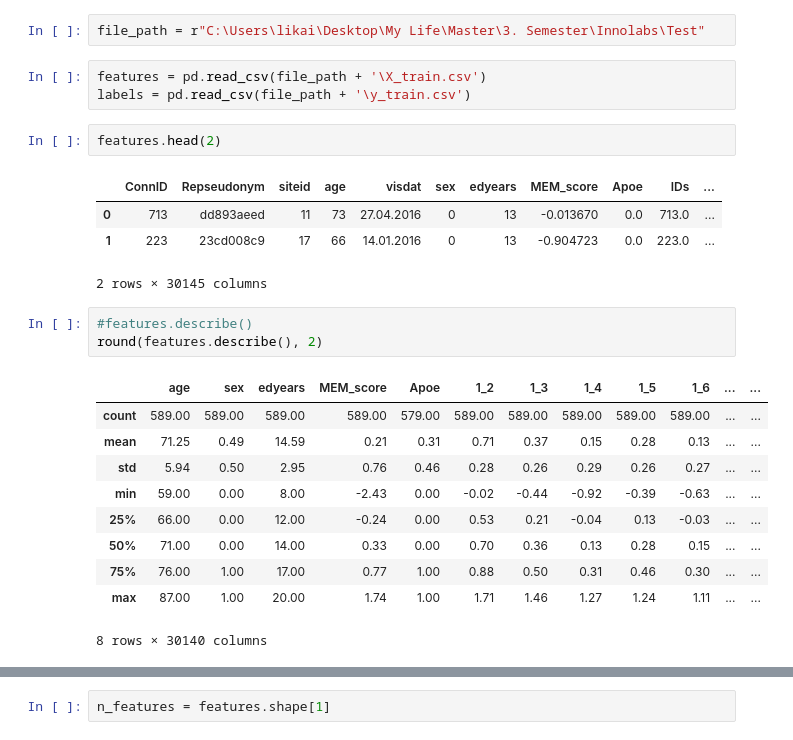
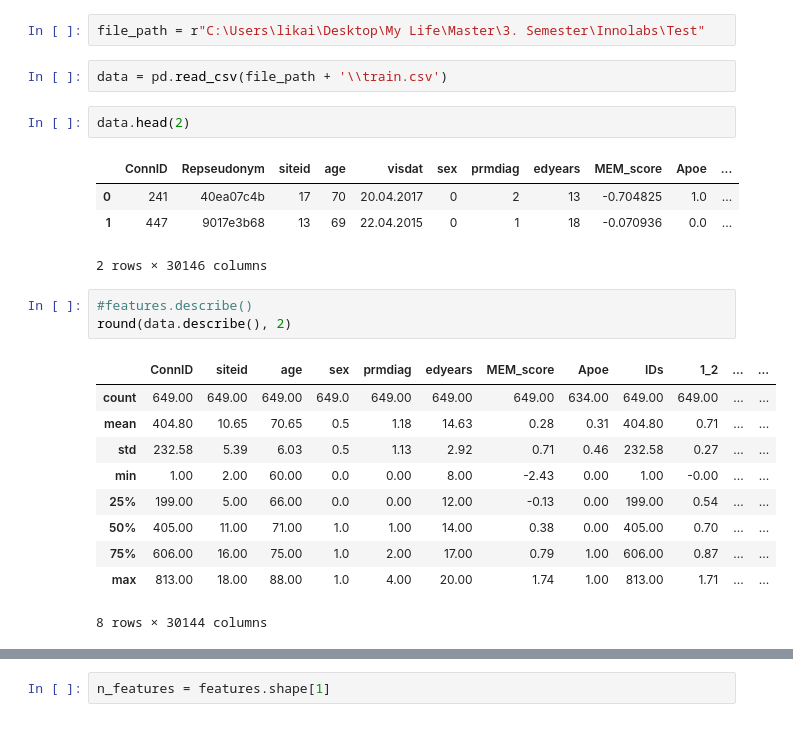
Before and after one commit to JanaGauss/Connectome, a Jupyter notebook: 01_Code/02_model/Random Forest Baseline.ipynb, the cells around one changed output, grey strips where cells are left out. Drawn from its saved outputs; the diff is of its cells as text.

```diff
--- a/01_Code/02_model/Random Forest Baseline.ipynb
+++ b/01_Code/02_model/Random Forest Baseline.ipynb
@@ -17,27 +17,26 @@ from sklearn.ensemble import RandomForestClassifier
 from bayes_opt import BayesianOptimization #!pip install bayesian-optimization
 # %%
 file_path = r"C:\Users\likai\Desktop\My Life\Master\3. Semester\Innolabs\Test"
-# %%
-features = pd.read_csv(file_path + '\X_train.csv')
-labels = pd.read_csv(file_path + '\y_train.csv')
+# %%
+data = pd.read_csv(file_path + '\\train.csv')
 # %%
-features.head(2)
+data.head(2)
 # %% [output]
-|  | ConnID | Repseudonym | siteid | age | visdat | sex | edyears | MEM_score | Apoe | IDs | ... |
-| 0 | 713 | dd893aeed | 11 | 73 | 27.04.2016 | 0 | 13 | -0.013670 | 0.0 | 713.0 | ... |
-| 1 | 223 | 23cd008c9 | 17 | 66 | 14.01.2016 | 0 | 13 | -0.904723 | 0.0 | 223.0 | ... |
+|  | ConnID | Repseudonym | siteid | age | visdat | sex | prmdiag | edyears | MEM_score | Apoe | ... |
+| 0 | 241 | 40ea07c4b | 17 | 70 | 20.04.2017 | 0 | 2 | 13 | -0.704825 | 1.0 | ... |
+| 1 | 447 | 9017e3b68 | 13 | 69 | 22.04.2015 | 0 | 1 | 18 | -0.070936 | 0.0 | ... |
-2 rows × 30145 columns
+2 rows × 30146 columns
 # %%
 #features.describe()
-round(features.describe(), 2)
+round(data.describe(), 2)
 # %% [output]
-|  | age | sex | edyears | MEM_score | Apoe | 1_2 | 1_3 | 1_4 | 1_5 | 1_6 | ... | ... |
-| count | 589.00 | 589.00 | 589.00 | 589.00 | 579.00 | 589.00 | 589.00 | 589.00 | 589.00 | 589.00 | ... | ... |
-| mean | 71.25 | 0.49 | 14.59 | 0.21 | 0.31 | 0.71 | 0.37 | 0.15 | 0.28 | 0.13 | ... | ... |
-| std | 5.94 | 0.50 | 2.95 | 0.76 | 0.46 | 0.28 | 0.26 | 0.29 | 0.26 | 0.27 | ... | ... |
-| min | 59.00 | 0.00 | 8.00 | -2.43 | 0.00 | -0.02 | -0.44 | -0.92 | -0.39 | -0.63 | ... | ... |
-| 25% | 66.00 | 0.00 | 12.00 | -0.24 | 0.00 | 0.53 | 0.21 | -0.04 | 0.13 | -0.03 | ... | ... |
-| 50% | 71.00 | 0.00 | 14.00 | 0.33 | 0.00 | 0.70 | 0.36 | 0.13 | 0.28 | 0.15 | ... | ... |
-| 75% | 76.00 | 1.00 | 17.00 | 0.77 | 1.00 | 0.88 | 0.50 | 0.31 | 0.46 | 0.30 | ... | ... |
-| max | 87.00 | 1.00 | 20.00 | 1.74 | 1.00 | 1.71 | 1.46 | 1.27 | 1.24 | 1.11 | ... | ... |
+|  | ConnID | siteid | age | sex | prmdiag | edyears | MEM_score | Apoe | IDs | 1_2 | ... | ... |
+| count | 649.00 | 649.00 | 649.00 | 649.0 | 649.00 | 649.00 | 649.00 | 634.00 | 649.00 | 649.00 | ... | ... |
+| mean | 404.80 | 10.65 | 70.65 | 0.5 | 1.18 | 14.63 | 0.28 | 0.31 | 404.80 | 0.71 | ... | ... |
+| std | 232.58 | 5.39 | 6.03 | 0.5 | 1.13 | 2.92 | 0.71 | 0.46 | 232.58 | 0.27 | ... | ... |
+| min | 1.00 | 2.00 | 60.00 | 0.0 | 0.00 | 8.00 | -2.43 | 0.00 | 1.00 | -0.00 | ... | ... |
+| 25% | 199.00 | 5.00 | 66.00 | 0.0 | 0.00 | 12.00 | -0.13 | 0.00 | 199.00 | 0.54 | ... | ... |
+| 50% | 405.00 | 11.00 | 71.00 | 1.0 | 1.00 | 14.00 | 0.38 | 0.00 | 405.00 | 0.70 | ... | ... |
+| 75% | 606.00 | 16.00 | 75.00 | 1.0 | 2.00 | 17.00 | 0.79 | 1.00 | 606.00 | 0.87 | ... | ... |
+| max | 813.00 | 18.00 | 88.00 | 1.0 | 4.00 | 20.00 | 1.74 | 1.00 | 813.00 | 1.71 | ... | ... |
-8 rows × 30140 columns
+8 rows × 30144 columns
```
Also changed, not shown: parts of 2 cells of this notebook, 2 other files.
